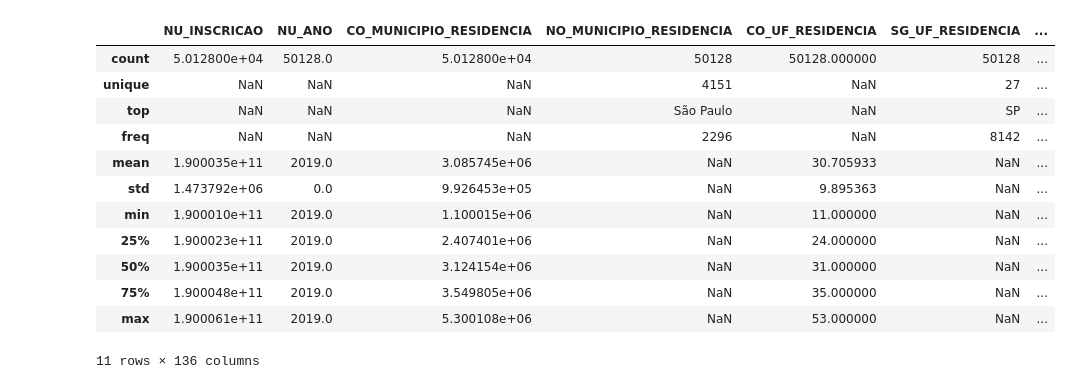
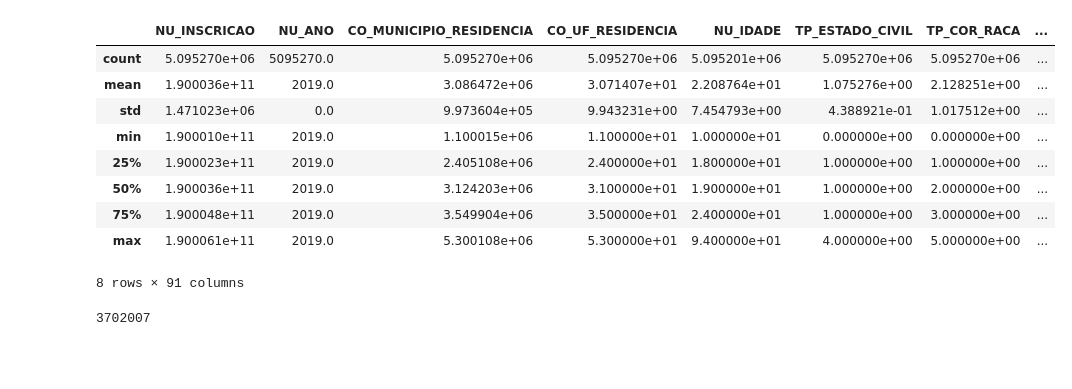
Before and after one commit to Bissiatti/Analise_dados_ENEM, a Jupyter notebook: exploreData.ipynb, the cells around one changed output. Saved outputs shown, nothing was run; the diff lists cells and outputs as text; code cells hidden in the pictures; blank space fills up the shorter version.

```diff
--- a/exploreData.ipynb
+++ b/exploreData.ipynb
@@ -34,22 +42,32 @@ Index(['NU_INSCRICAO', 'NU_ANO', 'CO_MUNICIPIO_RESIDENCIA',
 # %%
 #dfBig.info
 
+
 meuArquivo = open('file.txt', 'w')
-meuArquivo.write(str(dfBig.describe(include='all')))
+meuArquivo.write(str(descriVaex))
+meuArquivo.write("\n")
+meuArquivo.write(str(descriDask))
 meuArquivo.close()
-
-df.describe(include='all')
-# %% [output]
-|  | NU_INSCRICAO | NU_ANO | CO_MUNICIPIO_RESIDENCIA | NO_MUNICIPIO_RESIDENCIA | CO_UF_RESIDENCIA | SG_UF_RESIDENCIA | ... |
-| count | 5.012800e+04 | 50128.0 | 5.012800e+04 | 50128 | 50128.000000 | 50128 | ... |
-| unique | NaN | NaN | NaN | 4151 | NaN | 27 | ... |
-| top | NaN | NaN | NaN | São Paulo | NaN | SP | ... |
-| freq | NaN | NaN | NaN | 2296 | NaN | 8142 | ... |
-| mean | 1.900035e+11 | 2019.0 | 3.085745e+06 | NaN | 30.705933 | NaN | ... |
-| std | 1.473792e+06 | 0.0 | 9.926453e+05 | NaN | 9.895363 | NaN | ... |
-| min | 1.900010e+11 | 2019.0 | 1.100015e+06 | NaN | 11.000000 | NaN | ... |
-| 25% | 1.900023e+11 | 2019.0 | 2.407401e+06 | NaN | 24.000000 | NaN | ... |
-| 50% | 1.900035e+11 | 2019.0 | 3.124154e+06 | NaN | 31.000000 | NaN | ... |
-| 75% | 1.900048e+11 | 2019.0 | 3.549805e+06 | NaN | 35.000000 | NaN | ... |
-| max | 1.900061e+11 | 2019.0 | 5.300108e+06 | NaN | 53.000000 | NaN | ... |
-11 rows × 136 columns
+# %%
+df.describe()
+# %% [output]
+|  | NU_INSCRICAO | NU_ANO | CO_MUNICIPIO_RESIDENCIA | CO_UF_RESIDENCIA | NU_IDADE | TP_ESTADO_CIVIL | TP_COR_RACA | ... |
+| count | 5.095270e+06 | 5095270.0 | 5.095270e+06 | 5.095270e+06 | 5.095201e+06 | 5.095270e+06 | 5.095270e+06 | ... |
+| mean | 1.900036e+11 | 2019.0 | 3.086472e+06 | 3.071407e+01 | 2.208764e+01 | 1.075276e+00 | 2.128251e+00 | ... |
+| std | 1.471023e+06 | 0.0 | 9.973604e+05 | 9.943231e+00 | 7.454793e+00 | 4.388921e-01 | 1.017512e+00 | ... |
+| min | 1.900010e+11 | 2019.0 | 1.100015e+06 | 1.100000e+01 | 1.000000e+01 | 0.000000e+00 | 0.000000e+00 | ... |
+| 25% | 1.900023e+11 | 2019.0 | 2.405108e+06 | 2.400000e+01 | 1.800000e+01 | 1.000000e+00 | 1.000000e+00 | ... |
+| 50% | 1.900036e+11 | 2019.0 | 3.124203e+06 | 3.100000e+01 | 1.900000e+01 | 1.000000e+00 | 2.000000e+00 | ... |
+| 75% | 1.900048e+11 | 2019.0 | 3.549904e+06 | 3.500000e+01 | 2.400000e+01 | 1.000000e+00 | 3.000000e+00 | ... |
+| max | 1.900061e+11 | 2019.0 | 5.300108e+06 | 5.300000e+01 | 9.400000e+01 | 4.000000e+00 | 5.000000e+00 | ... |
+8 rows × 91 columns
+# %%
+df = df.dropna(subset=["NU_NOTA_REDACAO", "NU_NOTA_CN","NU_NOTA_CH","NU_NOTA_LC","NU_NOTA_MT"])
+
+columns = df.columns
+
+redacao = df["NU_NOTA_REDACAO"]
+
+print(redacao.size)
+# %% [output]
+3702007
```
Also changed, not shown: parts of 8 cells of this notebook, 1 other file.
